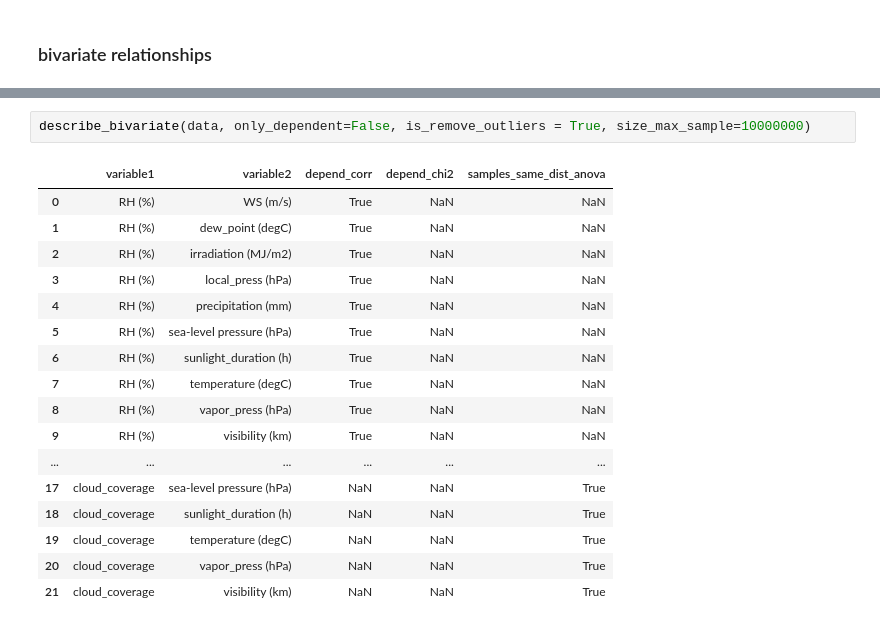
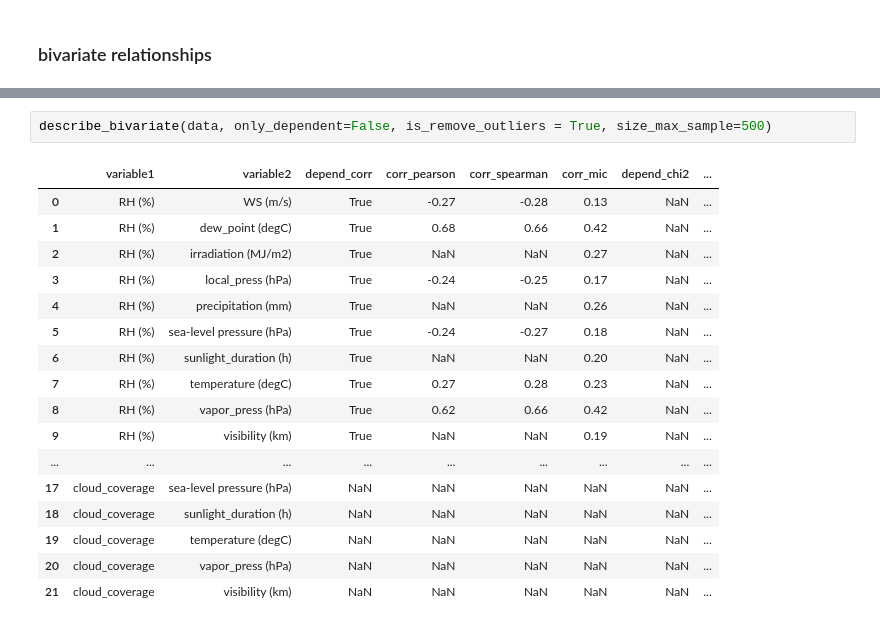
Before and after one commit to jmquintana79/utilsDS, a Jupyter notebook: notebooks/analysis/EDA/EDA-describe/notebook-EDA_describe.ipynb, the cells around one changed output, grey strips where cells are left out. Cells and saved outputs as stored; diff of their text form.

Commit message:
add non-linear correlation metric and pearson correlation coefficient

```diff
--- a/notebooks/analysis/EDA/EDA-describe/notebook-EDA_describe.ipynb
+++ b/notebooks/analysis/EDA/EDA-describe/notebook-EDA_describe.ipynb
@@ -409,20 +396,20 @@ describe_bivariate(data: pandas.core.frame.DataFrame, only_dependent: bool = Fal
 # %%
-describe_bivariate(data, only_dependent=False, is_remove_outliers = True, size_max_sample=10000000)
+describe_bivariate(data, only_dependent=False, is_remove_outliers = True, size_max_sample=500)
 # %% [output]
-|  | variable1 | variable2 | depend_corr | depend_chi2 | samples_same_dist_anova |
-| 0 | RH (%) | WS (m/s) | True | NaN | NaN |
-| 1 | RH (%) | dew_point (degC) | True | NaN | NaN |
-| 2 | RH (%) | irradiation (MJ/m2) | True | NaN | NaN |
-| 3 | RH (%) | local_press (hPa) | True | NaN | NaN |
-| 4 | RH (%) | precipitation (mm) | True | NaN | NaN |
-| 5 | RH (%) | sea-level pressure (hPa) | True | NaN | NaN |
-| 6 | RH (%) | sunlight_duration (h) | True | NaN | NaN |
-| 7 | RH (%) | temperature (degC) | True | NaN | NaN |
-| 8 | RH (%) | vapor_press (hPa) | True | NaN | NaN |
-| 9 | RH (%) | visibility (km) | True | NaN | NaN |
-| ... | ... | ... | ... | ... | ... |
-| 17 | cloud_coverage | sea-level pressure (hPa) | NaN | NaN | True |
-| 18 | cloud_coverage | sunlight_duration (h) | NaN | NaN | True |
-| 19 | cloud_coverage | temperature (degC) | NaN | NaN | True |
-| 20 | cloud_coverage | vapor_press (hPa) | NaN | NaN | True |
-| 21 | cloud_coverage | visibility (km) | NaN | NaN | True |
+|  | variable1 | variable2 | depend_corr | corr_pearson | corr_spearman | corr_mic | depend_chi2 | ... |
+| 0 | RH (%) | WS (m/s) | True | -0.27 | -0.28 | 0.13 | NaN | ... |
+| 1 | RH (%) | dew_point (degC) | True | 0.68 | 0.66 | 0.42 | NaN | ... |
+| 2 | RH (%) | irradiation (MJ/m2) | True | NaN | NaN | 0.27 | NaN | ... |
+| 3 | RH (%) | local_press (hPa) | True | -0.24 | -0.25 | 0.17 | NaN | ... |
+| 4 | RH (%) | precipitation (mm) | True | NaN | NaN | 0.26 | NaN | ... |
+| 5 | RH (%) | sea-level pressure (hPa) | True | -0.24 | -0.27 | 0.18 | NaN | ... |
+| 6 | RH (%) | sunlight_duration (h) | True | NaN | NaN | 0.20 | NaN | ... |
+| 7 | RH (%) | temperature (degC) | True | 0.27 | 0.28 | 0.23 | NaN | ... |
+| 8 | RH (%) | vapor_press (hPa) | True | 0.62 | 0.66 | 0.42 | NaN | ... |
+| 9 | RH (%) | visibility (km) | True | NaN | NaN | 0.19 | NaN | ... |
+| ... | ... | ... | ... | ... | ... | ... | ... | ... |
+| 17 | cloud_coverage | sea-level pressure (hPa) | NaN | NaN | NaN | NaN | NaN | ... |
+| 18 | cloud_coverage | sunlight_duration (h) | NaN | NaN | NaN | NaN | NaN | ... |
+| 19 | cloud_coverage | temperature (degC) | NaN | NaN | NaN | NaN | NaN | ... |
+| 20 | cloud_coverage | vapor_press (hPa) | NaN | NaN | NaN | NaN | NaN | ... |
+| 21 | cloud_coverage | visibility (km) | NaN | NaN | NaN | NaN | NaN | ... |
```
Also changed, not shown: parts of 10 cells of this notebook, 2 other files.
